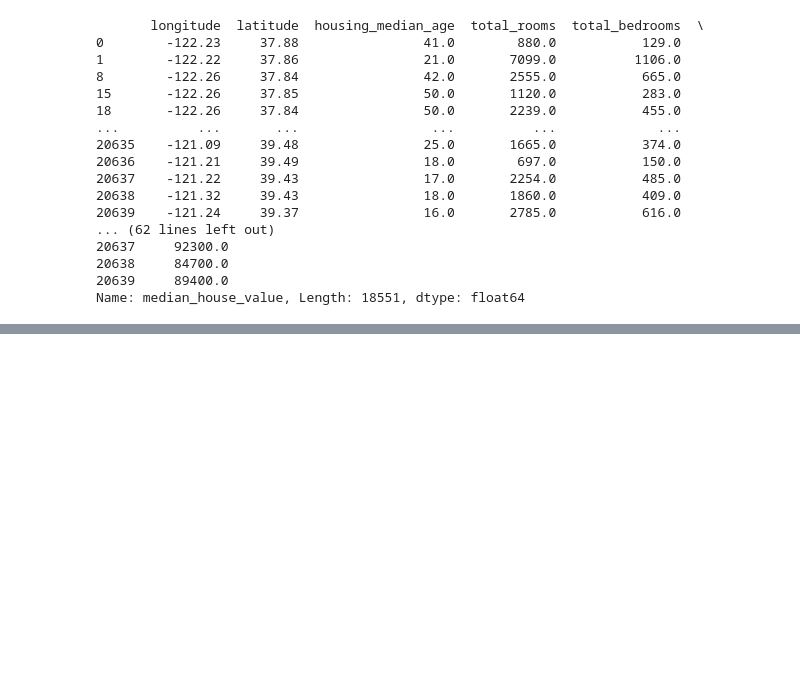
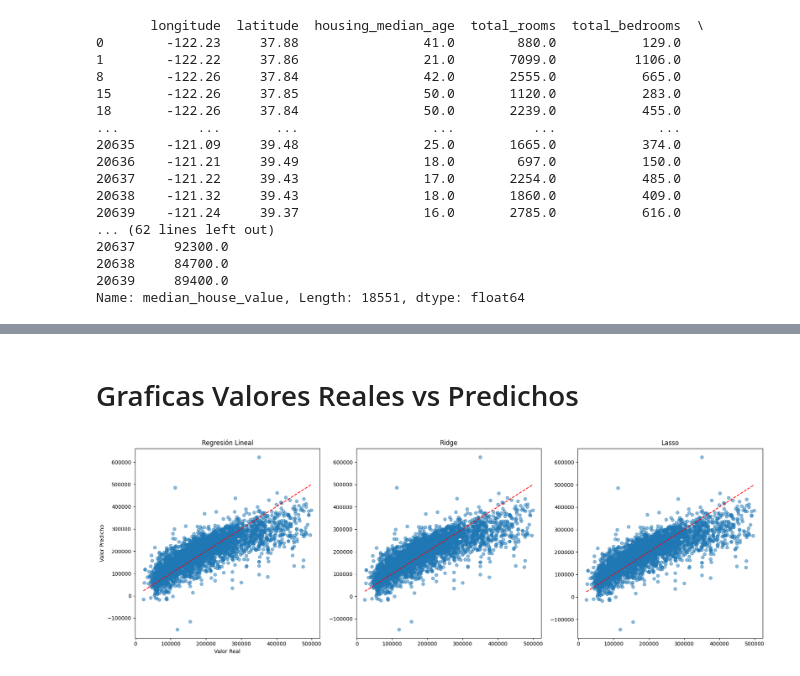
Before and after one commit to Vanship77/cuadernoIA2026, a Jupyter notebook: EJERCICIO PRACTICO CALIFORNIA HOUSING PRICES.ipynb, the cells around one changed output, grey strips where cells are left out. Drawn from its saved outputs; the diff is of its cells as text; code cells hidden in the pictures; blank space fills up the shorter version.

```diff
--- a/EJERCICIO PRACTICO CALIFORNIA HOUSING PRICES.ipynb
+++ b/EJERCICIO PRACTICO CALIFORNIA HOUSING PRICES.ipynb
@@ -847,5 +873,10 @@ Name: median_house_value, Length: 18551, dtype: float64
 # %%
 # instanciar y entrenar el modelo de regresion lineal
 linear_model=LinearRegression()
-ridge_model = Ridge(alpha=10.0, random_state=42) # alpha es la fuerza de regularizacion
-lasso_model
+ridge_model = Ridge(alpha=10.0, random_state=42) # alpha es la fuerza de regularización
+lasso_model = Lasso(alpha=50, random_state=42, max_iter=10000)
+
+#Entrenamos los modelos de aprendizaje
+linear_model.fit(x_train_scaled, y_train)
+ridge_model.fit(x_train_scaled, y_train)
+lasso_model.fit(x_train_scaled, y_train)
@@ -990,0 +1018,37 @@ Name: count, dtype: int64
+# %% [markdown]
+# Graficas Valores Reales vs Predichos
+# %%
+fig, ax = plt.subplots(1, 3, figsize=(18,6))
+#Linear
+ax[0].scatter(y_test, y_test_pred_linear, alpha=0.5)
+ax[0].plot(
+    [y_test.min(), y_test.max()],
+    [y_test.min(), y_test.max()],
+    'r--'
+)
+ax[0].set_title("Regresión Lineal")
+ax[0].set_xlabel("Valor Real")
+ax[0].set_ylabel("Valor Predicho")
+
+#Ridge
+ax[1].scatter(y_test, y_test_pred_ridge, alpha=0.5)
+ax[1].plot(
+    [y_test.min(), y_test.max()],
+    [y_test.min(), y_test.max()],
+    'r--'
+)
+ax[1].set_title("Ridge")
+
+# Lasso
+ax[2].scatter(y_test, y_test_pred_lasso, alpha=0.5)
+ax[2].plot(
+    [y_test.min(), y_test.max()],
+    [y_test.min(), y_test.max()],
+    'r--'
+)
+ax[2].set_title("Lasso")
+
+plt.tight_layout()
+plt.show()
+# %% [output]
+[figure, added]
```
Also changed, not shown: parts of 29 cells of this notebook, 8 other files.
